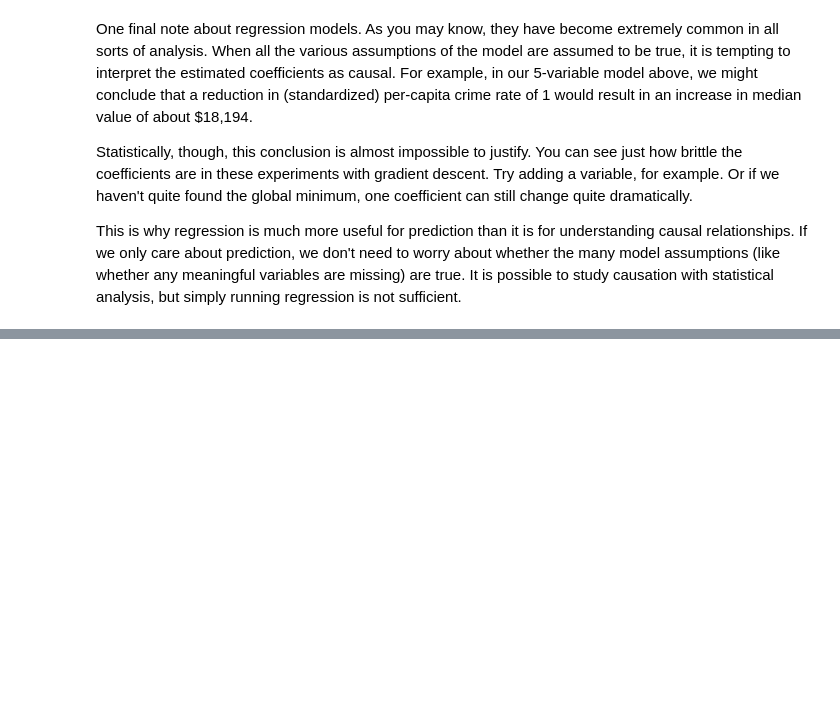
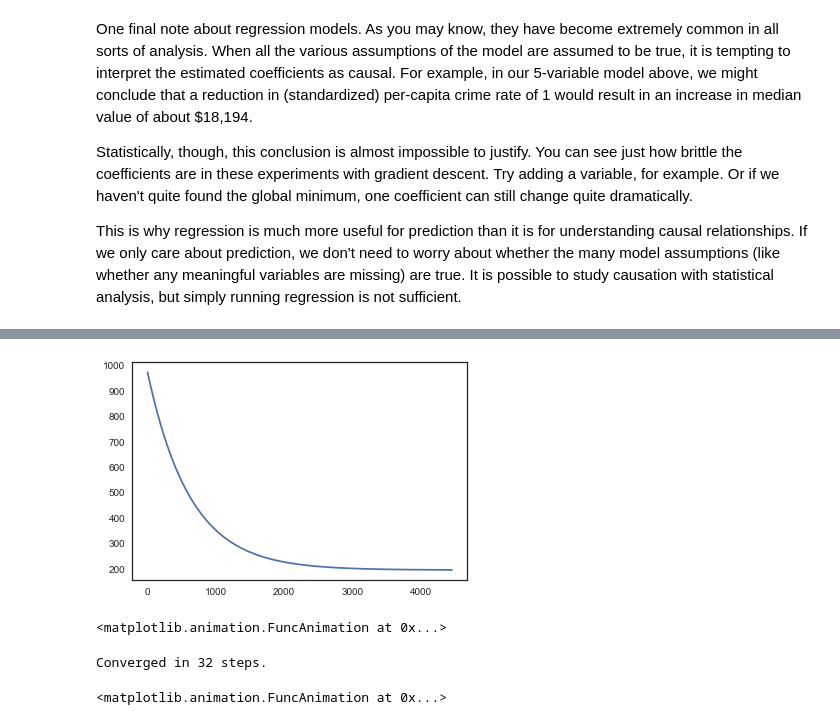
Before and after one commit to redheadjune/207_Applied_ML, a Jupyter notebook: GradientDescent.ipynb, the cells around one changed output, grey strips where cells are left out. Drawn from its saved outputs; the diff is of its cells as text; code cells hidden in the pictures; blank space fills up the shorter version.

```diff
--- a/GradientDescent.ipynb
+++ b/GradientDescent.ipynb
@@ -248,0 +320,57 @@ This is why regression is much more useful for prediction than it is for underst
+# %%
+plt.plot(range(len(cost)), cost);
+# %% [output]
+[figure, added]
+# %%
+def init():
+    line.set_data([], [])
+    return line,
+
+def animate(i):
+    ys = preds[i]
+    line.set_data(xaug[:, 1], ys)
+    return line,
+
+fig = plt.figure(figsize=(10,6))
+ax = plt.axes(xlim=(-3, 2.5), ylim=(-170, 170))
+ax.plot(xaug[:,1],y, 'o')
+line, = ax.plot([], [], lw=2)
+plt.plot(xaug[:,1], best_fit(xaug[:,1]), 'k-', color = "r")
+
+anim = animation.FuncAnimation(fig, animate, init_func=init,
+                               frames=len(preds), interval=100)
+#anim.save('grad_images/gdline.mp4') Errors with html when run in notebook
+anim
+# %% [output]
+<matplotlib.animation.FuncAnimation at 0x...>
+# %%
+"""
+Playground!
+
+Parameters to change:
+ * init_theta = [-100, -100] + np.random.rand(2)
+ * step=0.01
+"""
+
+# TODO change the initial conditions and see how it changes the rate of convergence
+init_theta = [-100, -100] + np.random.rand(2)
+_, __, preds, ___ = gradient_descent(xaug, y, init_theta, step=0.01)
+
+fig = plt.figure(figsize=(10,6))
+ax = plt.axes(xlim=(-3, 2.5), ylim=(-170, 170))
+ax.plot(xaug[:,1],y, 'o')
+line, = ax.plot([], [], lw=2)
+
+print('Converged in %i steps.' % len(preds))
+
+# Plot the best solution
+plt.plot(xaug[:,1], best_fit(xaug[:,1]), 'k-', color = "r")
+ax.set_title('My Playground for different initial Conditions', size='xx-large')
+
+# Animate the convergence
+anim = animation.FuncAnimation(fig, animate, init_func=init,
+                               frames=len(preds), interval=100)
+anim
+# %% [output]
+Converged in 32 steps.
+<matplotlib.animation.FuncAnimation at 0x...>
```
Also changed, not shown: parts of 4 cells of this notebook.
